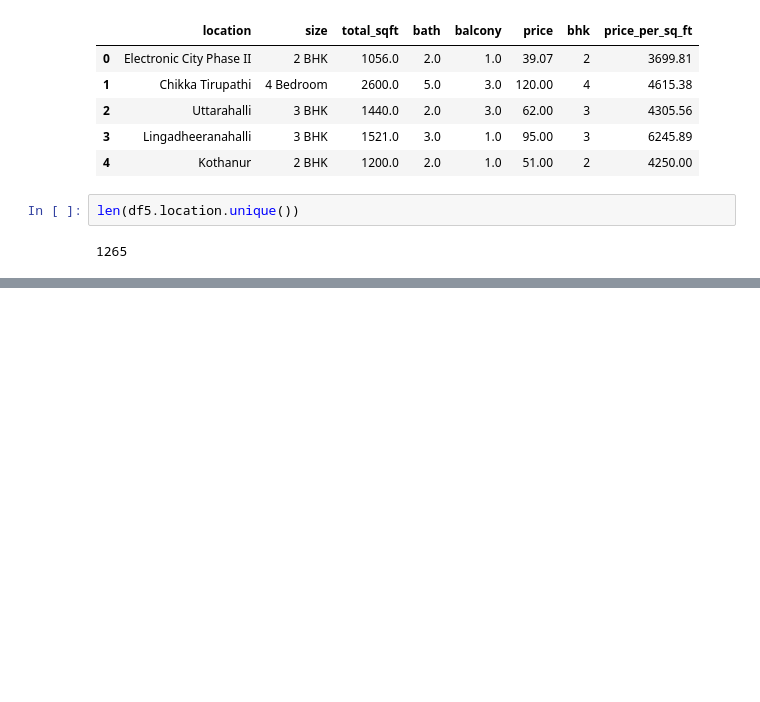
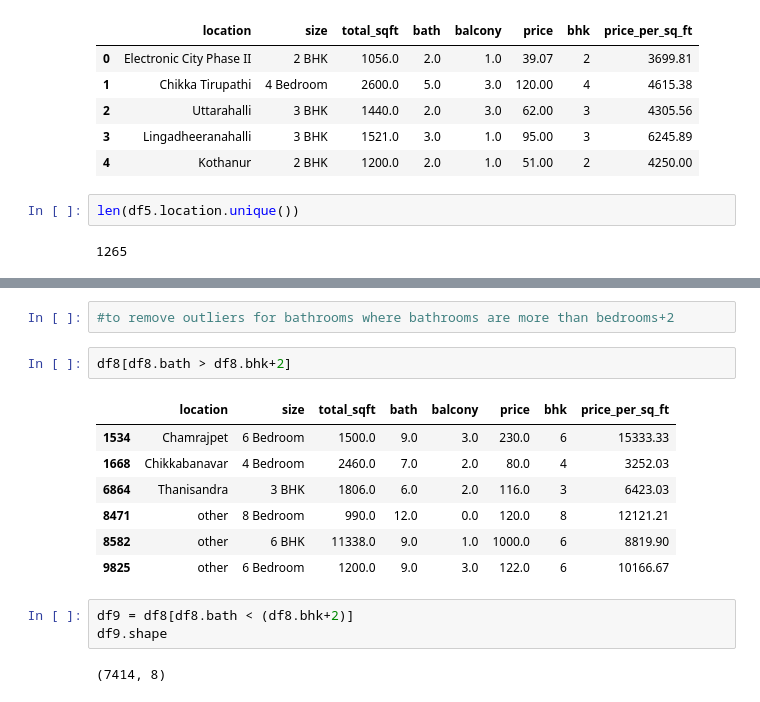
Before and after one commit to arhantbararia/real_estate_banglore, a Jupyter notebook: Real Estate Prediction.ipynb, the cells around one changed output, grey strips where cells are left out. Drawn from its saved outputs; the diff is of its cells as text; blank space fills up the shorter version.

```diff
--- a/Real Estate Prediction.ipynb
+++ b/Real Estate Prediction.ipynb
@@ -177,0 +362,17 @@ len(df5.location.unique())
+# %%
+#to remove outliers for bathrooms where bathrooms are more than bedrooms+2
+# %%
+df8[df8.bath > df8.bhk+2]
+# %% [output]
+|  | location | size | total_sqft | bath | balcony | price | bhk | price_per_sq_ft |
+| 1534 | Chamrajpet | 6 Bedroom | 1500.0 | 9.0 | 3.0 | 230.0 | 6 | 15333.33 |
+| 1668 | Chikkabanavar | 4 Bedroom | 2460.0 | 7.0 | 2.0 | 80.0 | 4 | 3252.03 |
+| 6864 | Thanisandra | 3 BHK | 1806.0 | 6.0 | 2.0 | 116.0 | 3 | 6423.03 |
+| 8471 | other | 8 Bedroom | 990.0 | 12.0 | 0.0 | 120.0 | 8 | 12121.21 |
+| 8582 | other | 6 BHK | 11338.0 | 9.0 | 1.0 | 1000.0 | 6 | 8819.90 |
+| 9825 | other | 6 Bedroom | 1200.0 | 9.0 | 3.0 | 122.0 | 6 | 10166.67 |
+# %%
+df9 = df8[df8.bath < (df8.bhk+2)]
+df9.shape
+# %% [output]
+(7414, 8)
```
Also changed, not shown: parts of 24 cells of this notebook.
